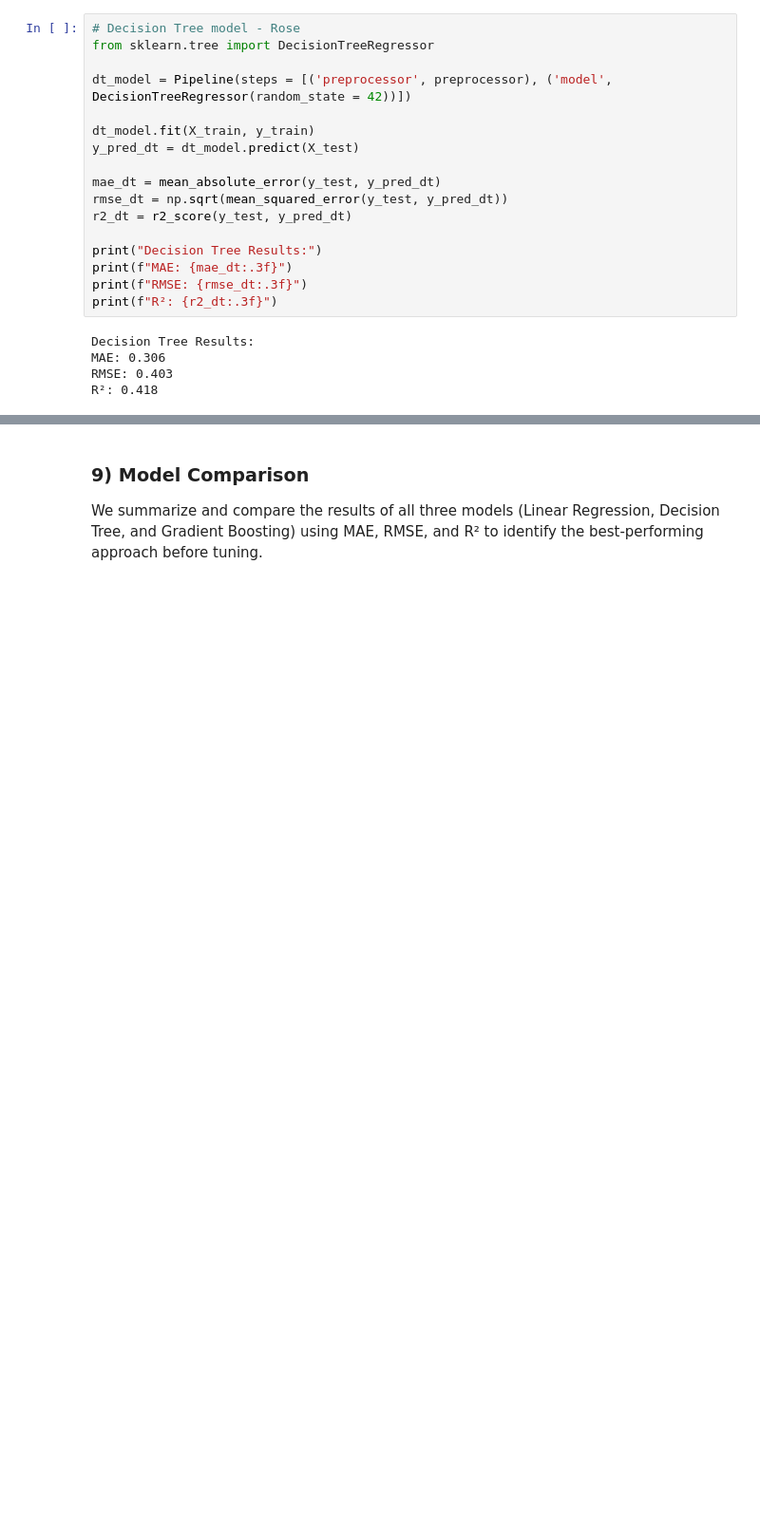
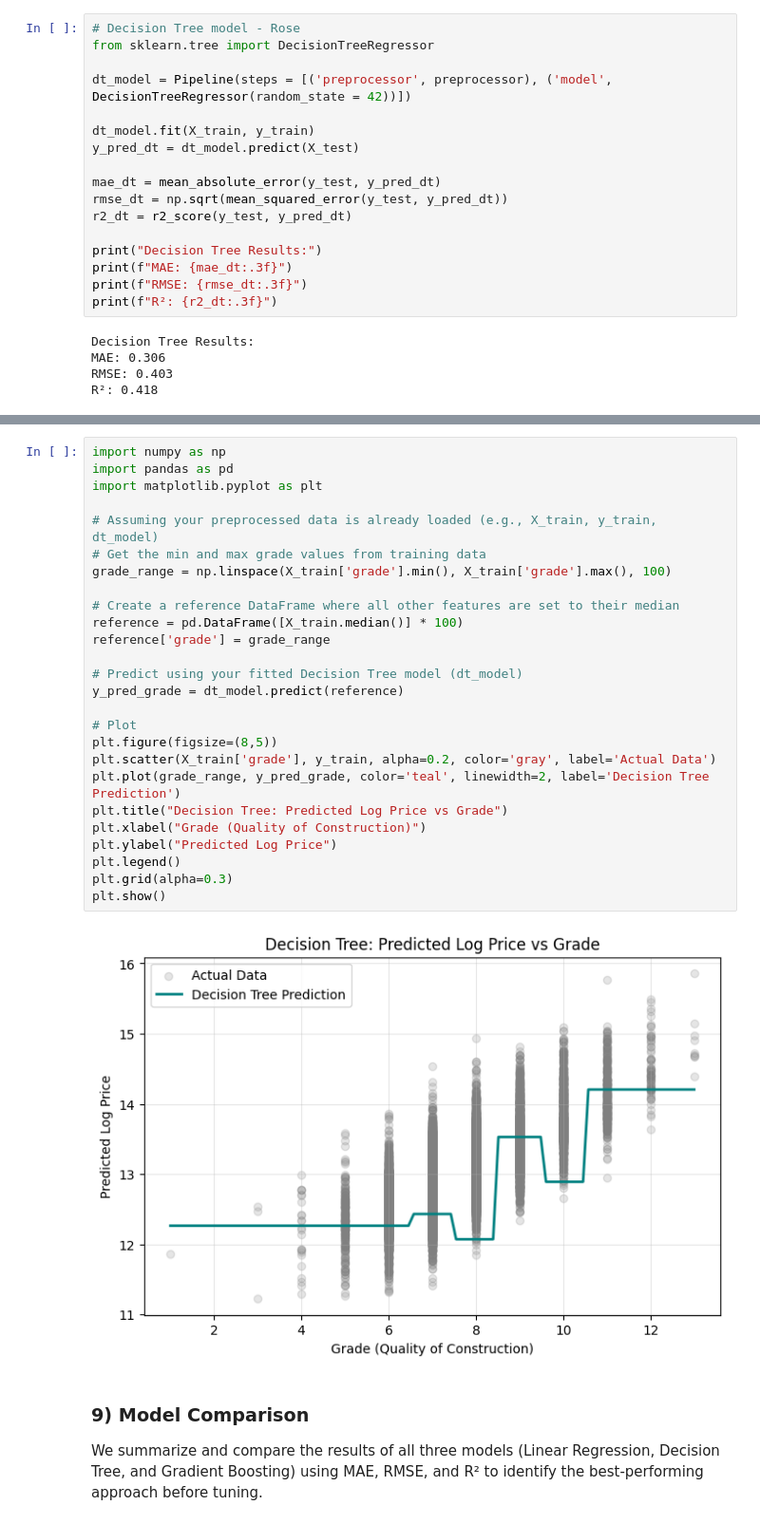
Before and after one commit to natalyyau/predicting-housing-prices, a Jupyter notebook: notebooks/housing_modeling.ipynb, the cells around one changed output, grey strips where cells are left out. Shown at 95% size. Drawn from its saved outputs; the diff is of its cells as text; blank space fills up the shorter version.

```diff
--- a/notebooks/housing_modeling.ipynb
+++ b/notebooks/housing_modeling.ipynb
@@ -224,3 +256,31 @@ R²: 0.418
+# %%
+import numpy as np
+import pandas as pd
+import matplotlib.pyplot as plt
+
+# Assuming your preprocessed data is already loaded (e.g., X_train, y_train, dt_model)
+# Get the min and max grade values from training data
+grade_range = np.linspace(X_train['grade'].min(), X_train['grade'].max(), 100)
+
+# Create a reference DataFrame where all other features are set to their median
+reference = pd.DataFrame([X_train.median()] * 100)
+reference['grade'] = grade_range
+
+# Predict using your fitted Decision Tree model (dt_model)
+y_pred_grade = dt_model.predict(reference)
+
+# Plot
+plt.figure(figsize=(8,5))
+plt.scatter(X_train['grade'], y_train, alpha=0.2, color='gray', label='Actual Data')
+plt.plot(grade_range, y_pred_grade, color='teal', linewidth=2, label='Decision Tree Prediction')
+plt.title("Decision Tree: Predicted Log Price vs Grade")
+plt.xlabel("Grade (Quality of Construction)")
+plt.ylabel("Predicted Log Price")
+plt.legend()
+plt.grid(alpha=0.3)
+plt.show()
+# %% [output]
+[figure, added]
 # %% [markdown]
 ### 9) Model Comparison
 We summarize and compare the results of all three models (Linear Regression, Decision Tree, and Gradient Boosting) using MAE, RMSE, and R² to identify the best-performing approach before tuning.
```
Also changed, not shown: parts of 3 cells of this notebook.
